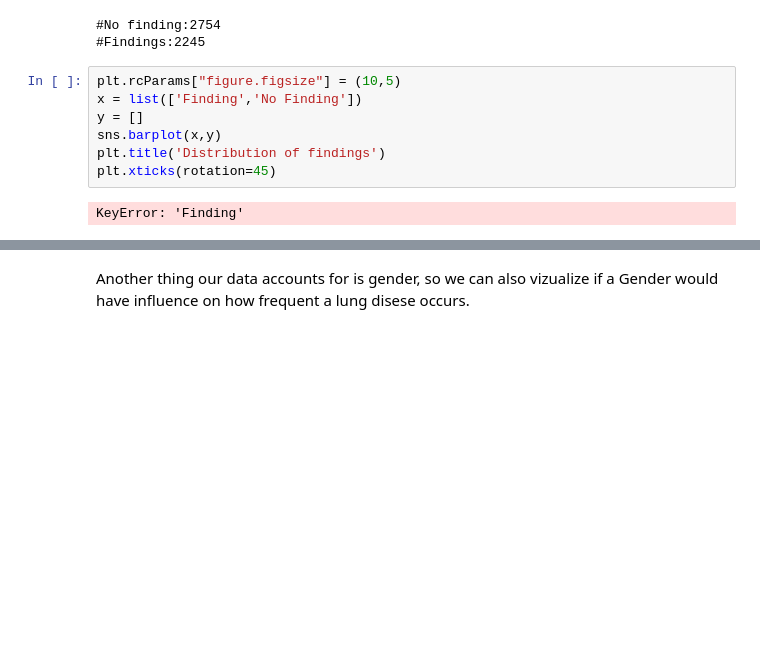
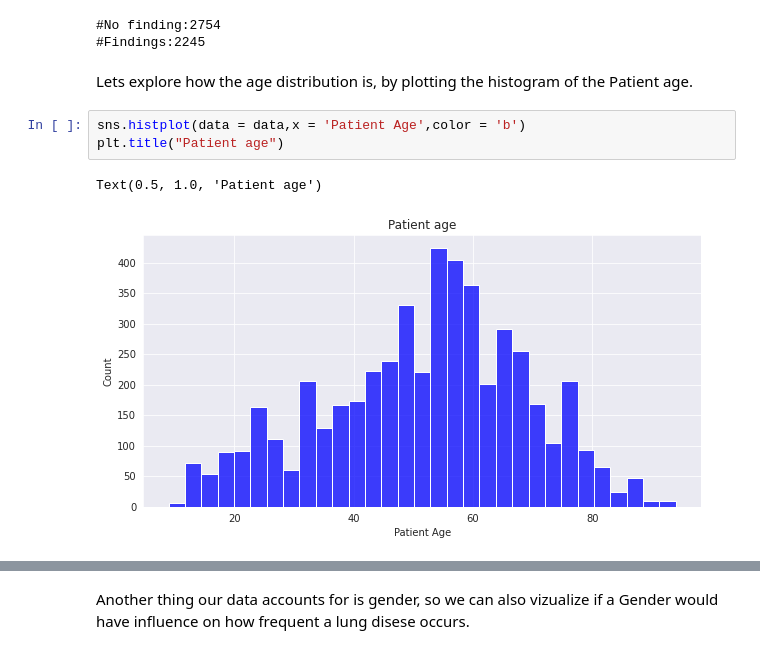
Before and after one commit to yeric1789/CMSC320_Final_Project, a Jupyter notebook: NoteBookFinalProject.ipynb, the cells around one changed output, grey strips where cells are left out. Drawn from its saved outputs; the diff is of its cells as text; blank space fills up the shorter version.

```diff
--- a/NoteBookFinalProject.ipynb
+++ b/NoteBookFinalProject.ipynb
@@ -142,12 +121,11 @@ df_minority_upsampled = resample(df_minority,
 # %% [output]
 #No finding:2754
 #Findings:2245
-# %%
-plt.rcParams["figure.figsize"] = (10,5)
-x = list(['Finding','No Finding'])
-y = []
-sns.barplot(x,y)
-plt.title('Distribution of findings')
-plt.xticks(rotation=45)
-# %% [output]
-KeyError: 'Finding'
+# %% [markdown]
+Lets explore how the age distribution is, by plotting the histogram of the Patient age.
+# %%
+sns.histplot(data = data,x = 'Patient Age',color = 'b')
+plt.title("Patient age")
+# %% [output]
+Text(0.5, 1.0, 'Patient age')
+[figure, added]
```
Also changed, not shown: parts of 18 cells of this notebook.
